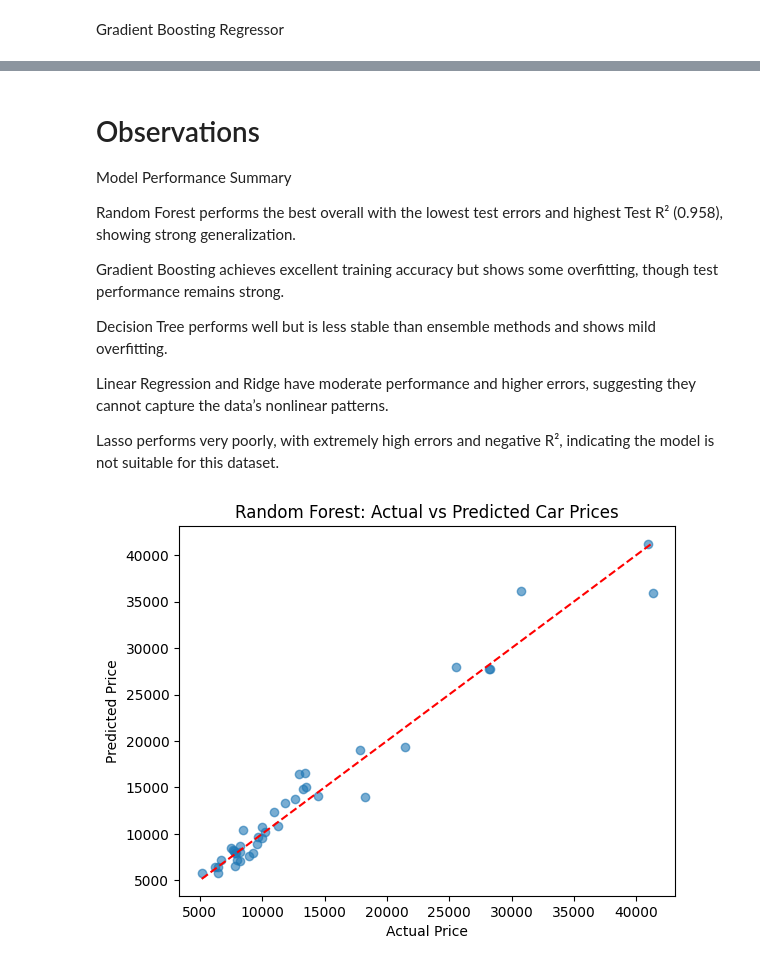
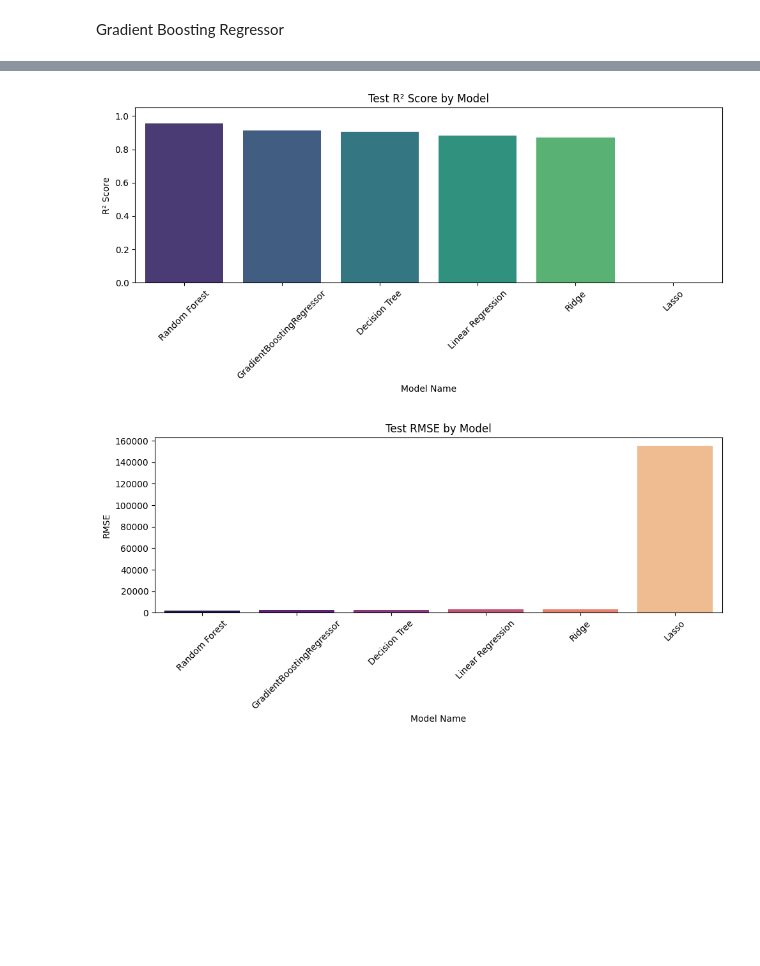
Before and after one commit to aidanautegaliyeva21-blip/Car-Price-Prediction, a Jupyter notebook: notebooks/car.ipynb, the cells around one changed output, grey strips where cells are left out. Cells and saved outputs as stored; diff of their text form; code cells hidden in the pictures; blank space fills up the shorter version.

```diff
--- a/notebooks/car.ipynb
+++ b/notebooks/car.ipynb
@@ -492,25 +681,22 @@ model_evaluation
-# %% [markdown]
-# Observations
-
-Model Performance Summary
-
-Random Forest performs the best overall with the lowest test errors and highest Test R² (0.958), showing strong generalization.
-
-Gradient Boosting achieves excellent training accuracy but shows some overfitting, though test performance remains strong.
-
-Decision Tree performs well but is less stable than ensemble methods and shows mild overfitting.
-
-Linear Regression and Ridge have moderate performance and higher errors, suggesting they cannot capture the data’s nonlinear patterns.
-
-Lasso performs very poorly, with extremely high errors and negative R², indicating the model is not suitable for this dataset.
-# %%
-
-y_test_pred = best_forest.predict(X_test)
-plt.scatter(y_test, y_test_pred, alpha=0.6)
-plt.plot([y_test.min(), y_test.max()], [y_test.min(), y_test.max()], 'r--')
-plt.xlabel("Actual Price")
-plt.ylabel("Predicted Price")
-plt.title("Random Forest: Actual vs Predicted Car Prices")
-plt.show()
-# %% [output]
-[figure, removed]
+# %%
+plot_df = model_evaluation.sort_values(by='Test_R2_Score', ascending=False)
+
+plt.figure(figsize=(10,5))
+sns.barplot(x='Model Name', y='Test_R2_Score', data=plot_df, palette='viridis')
+plt.title('Test R² Score by Model')
+plt.xticks(rotation=45)
+plt.ylabel('R² Score')
+plt.ylim(0, 1.05)
+plt.tight_layout()
+plt.show()
+
+plt.figure(figsize=(10,5))
+sns.barplot(x='Model Name', y='Test_RMSE', data=plot_df, palette='magma')
+plt.title('Test RMSE by Model')
+plt.xticks(rotation=45)
+plt.ylabel('RMSE')
+plt.tight_layout()
+plt.show()
+# %% [output]
+[figure, added]
+[figure, added]
```
Also changed, not shown: parts of 34 cells of this notebook, 1 other file.
